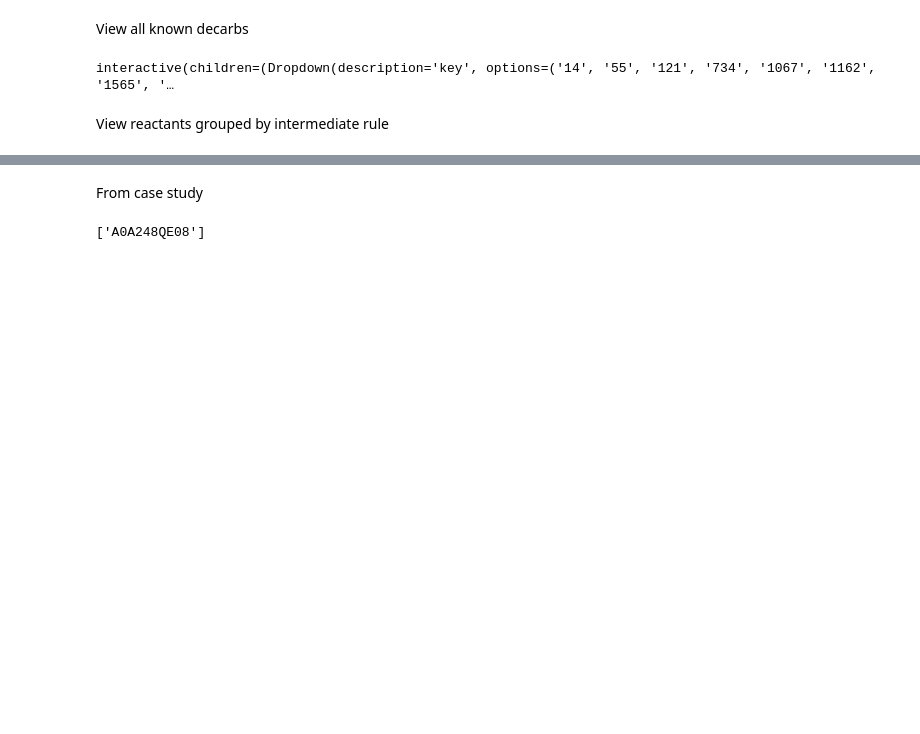
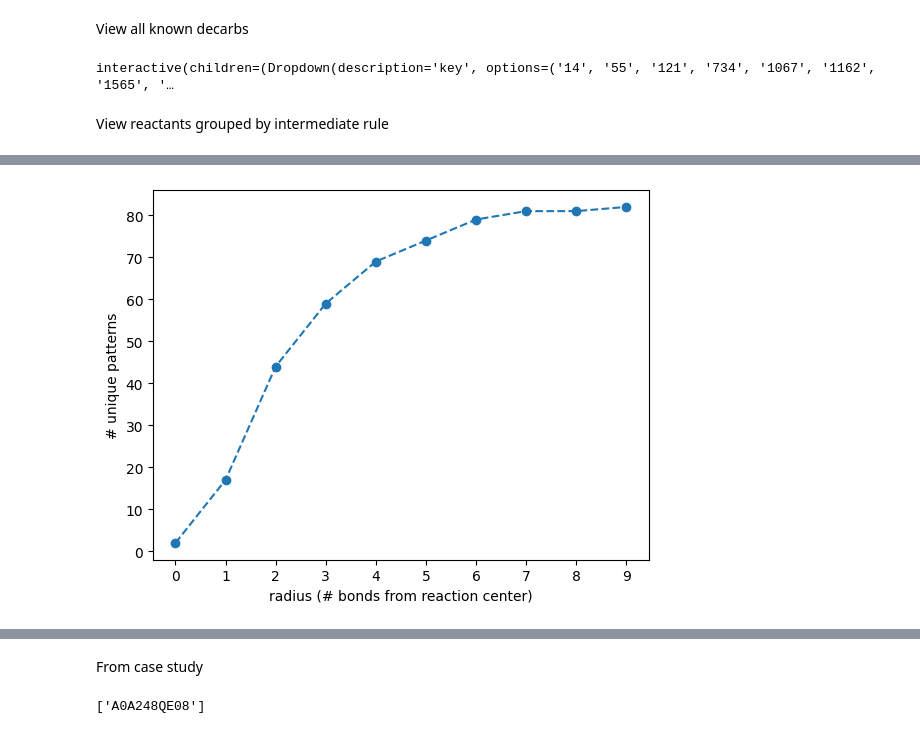
Before and after one commit to stefanpate/coarse-grain-rxns, a Jupyter notebook: notebooks/decarb.ipynb, the cells around one changed output, grey strips where cells are left out. Drawn from its saved outputs; the diff is of its cells as text; code cells hidden in the pictures; blank space fills up the shorter version.

```diff
--- a/notebooks/decarb.ipynb
+++ b/notebooks/decarb.ipynb
@@ -62,0 +85,22 @@ interactive(children=(Dropdown(description='imt', options=('rule0024_46', 'rule0
+# %%
+r_hop_submols = defaultdict(lambda : defaultdict(lambda : Chem.Mol())) # r-hop substructures
+r_hop_cts = defaultdict(lambda : defaultdict(int)) # r-hop counts per substructure
+for r in range(0, 10):
+    for rid in decarb.keys():
+        substrate_smiles = decarb[rid]['smarts'].split('>>')[0]
+        substrate_mol = Chem.MolFromSmiles(substrate_smiles)
+        rc = decarb[rid]['reaction_center'][0]
+        submol = rc_neighborhood(substrate_mol, radius=r, reaction_center=rc)
+        subsmiles = Chem.MolToSmiles(submol)
+        r_hop_submols[r][subsmiles] = submol
+        r_hop_cts[r][subsmiles] += 1
+# %%
+radii, n_unique_patts = zip(*[(k, len(v)) for k, v in r_hop_submols.items()])
+fig, ax = plt.subplots()
+ax.plot(radii, n_unique_patts, ls='--', marker='o')
+ax.set_ylabel('# unique patterns')
+ax.set_xlabel('radius (# bonds from reaction center)')
+ax.set_xticks(radii)
+plt.show()
+# %% [output]
+[figure, added]
```
Also changed, not shown: parts of 7 cells of this notebook, 6 other files.
